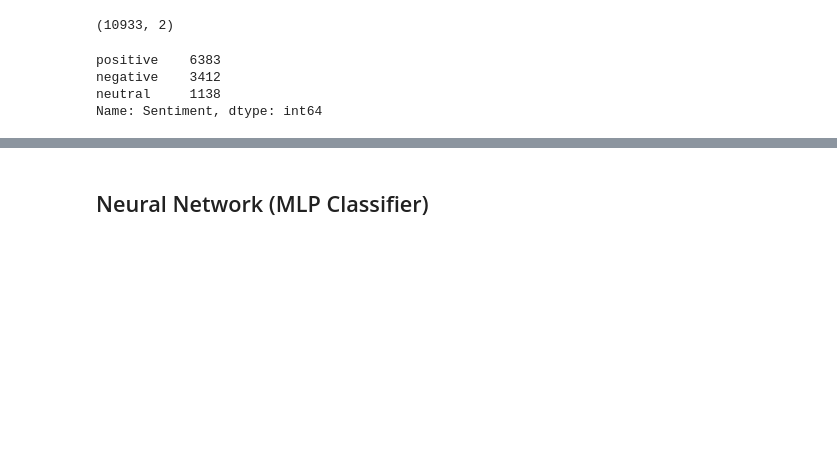
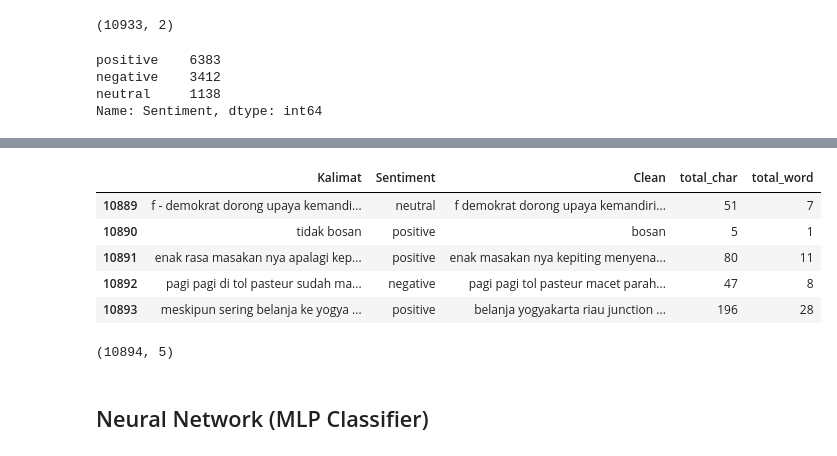
Before and after one commit to taufiqrohmand/Sentiment-Analysis, a Jupyter notebook: Model Training.ipynb, the cells around one changed output, grey strips where cells are left out. Cells and saved outputs as stored; diff of their text form; code cells hidden in the pictures; blank space fills up the shorter version.

```diff
--- a/Model Training.ipynb
+++ b/Model Training.ipynb
@@ -88,3 +148,19 @@ See the caveats in the documentation: https://pandas.pydata.org/pandas-docs/stab
+# %%
+#data training no outlier
+trainn = traints[(traints['total_word'] >= batas_bawah) & (traints['total_word'] <= batas_atas)]
+trainn = trainn.reset_index(drop=True)
+trainn.tail()
+# %% [output]
+|  | Kalimat | Sentiment | Clean | total_char | total_word |
+| 10889 | f - demokrat dorong upaya kemandi... | neutral | f demokrat dorong upaya kemandiri... | 51 | 7 |
+| 10890 | tidak bosan | positive | bosan | 5 | 1 |
+| 10891 | enak rasa masakan nya apalagi kep... | positive | enak masakan nya kepiting menyena... | 80 | 11 |
+| 10892 | pagi pagi di tol pasteur sudah ma... | negative | pagi pagi tol pasteur macet parah... | 47 | 8 |
+| 10893 | meskipun sering belanja ke yogya ... | positive | belanja yogyakarta riau junction ... | 196 | 28 |
+# %%
+trainn.shape
+# %% [output]
+(10894, 5)
 # %% [markdown]
 ## Neural Network (MLP Classifier)
 # %% [markdown]
```
Also changed, not shown: parts of 22 cells of this notebook, 11 other files.
